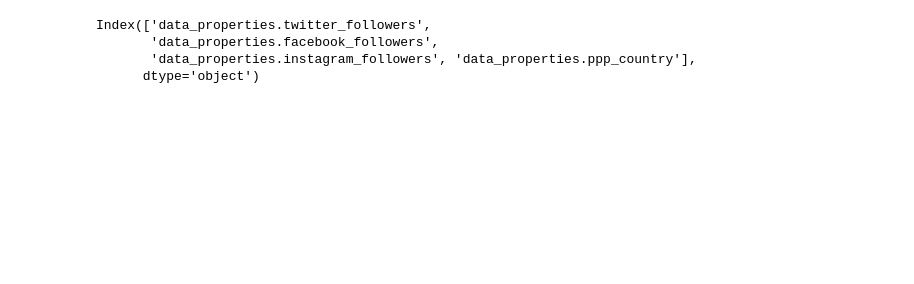
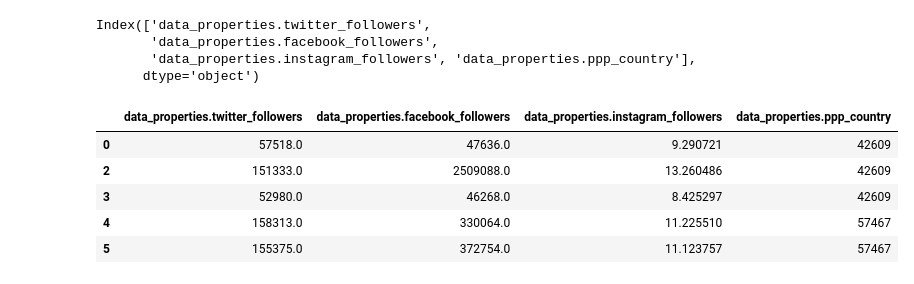
Before and after one commit to Reynolddoss/Social_Followers, a Jupyter notebook: Social_follwers.ipynb, the cells around one changed output. Saved outputs shown, nothing was run; the diff lists cells and outputs as text; code cells hidden in the pictures; blank space fills up the shorter version.

```diff
--- a/Social_follwers.ipynb
+++ b/Social_follwers.ipynb
@@ -57,0 +71,9 @@ data['data_properties.instagram_followers'] = np.log1p(data['data_properties.ins
+# %%
+data.head()
+# %% [output]
+|  | data_properties.twitter_followers | data_properties.facebook_followers | data_properties.instagram_followers | data_properties.ppp_country |
+| 0 | 57518.0 | 47636.0 | 9.290721 | 42609 |
+| 2 | 151333.0 | 2509088.0 | 13.260486 | 42609 |
+| 3 | 52980.0 | 46268.0 | 8.425297 | 42609 |
+| 4 | 158313.0 | 330064.0 | 11.225510 | 57467 |
+| 5 | 155375.0 | 372754.0 | 11.123757 | 57467 |
```
Also changed, not shown: parts of 5 cells of this notebook.
